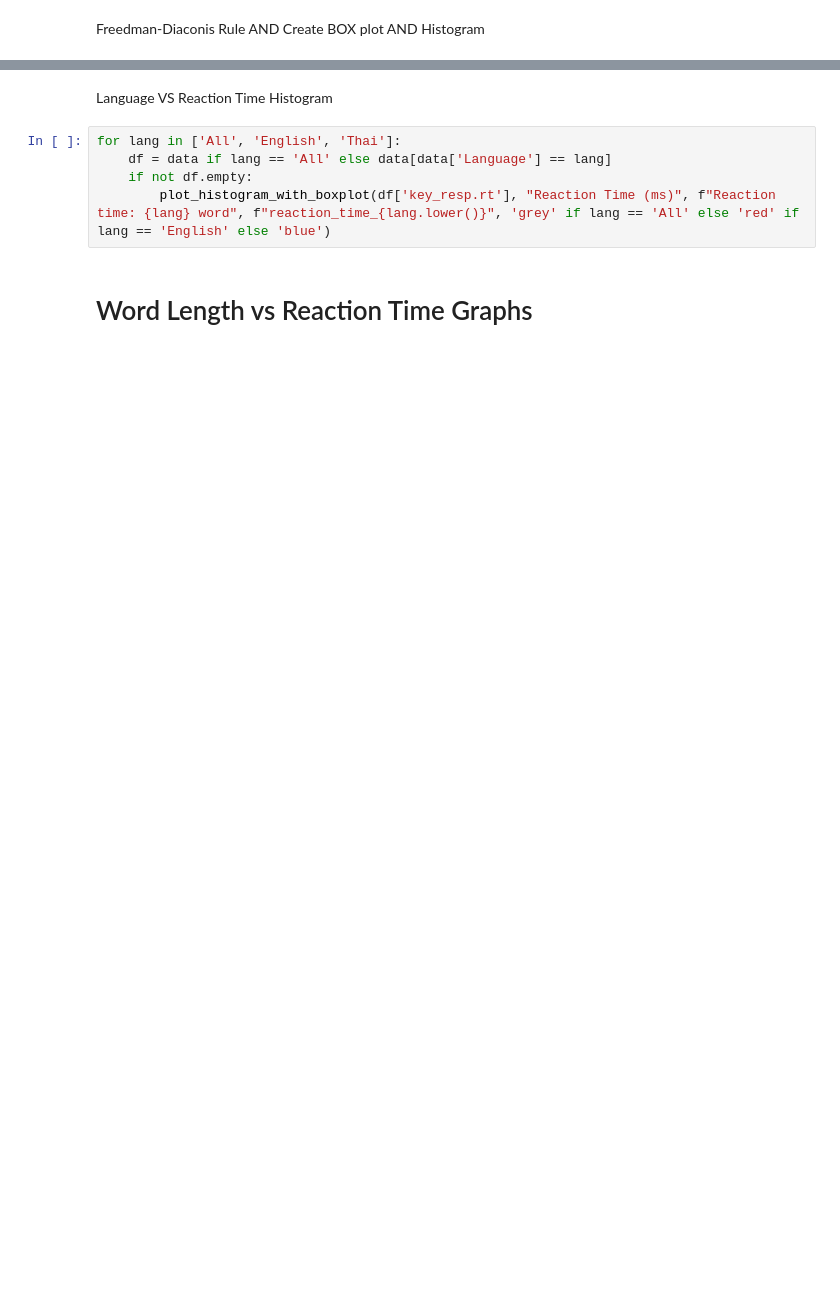
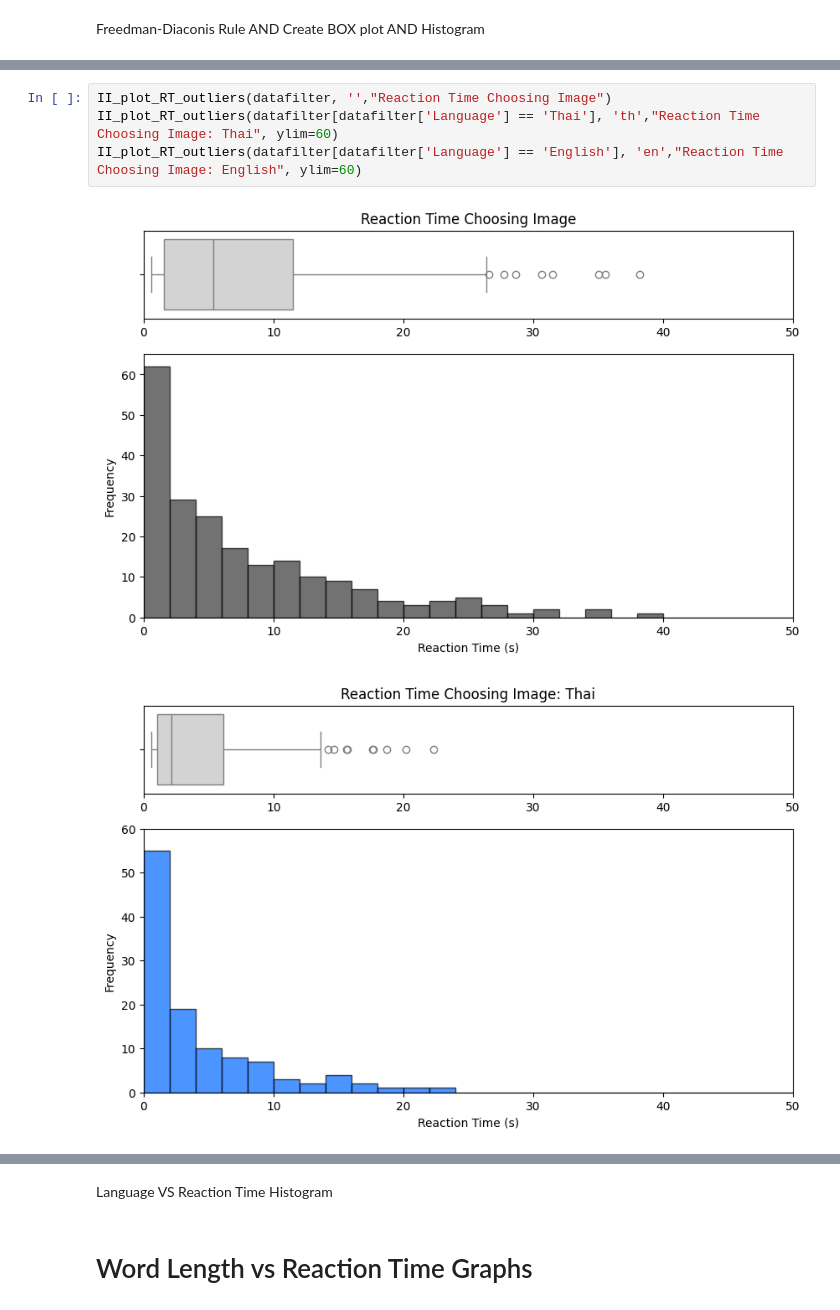
Before and after one commit to Plausma/Dyslexia, a Jupyter notebook: analysis for task 2nd.ipynb, the cells around one changed output, grey strips where cells are left out. Saved outputs shown, nothing was run; the diff lists cells and outputs as text; blank space fills up the shorter version.

```diff
--- a/analysis for task 2nd.ipynb
+++ b/analysis for task 2nd.ipynb
@@ -286,0 +316,7 @@ def plot_histogram_with_boxplot(data, x_label, title, filename, color):
+# %%
+II_plot_RT_outliers(datafilter, '',"Reaction Time Choosing Image")
+II_plot_RT_outliers(datafilter[datafilter['Language'] == 'Thai'], 'th',"Reaction Time Choosing Image: Thai", ylim=60)
+II_plot_RT_outliers(datafilter[datafilter['Language'] == 'English'], 'en',"Reaction Time Choosing Image: English", ylim=60)
+# %% [output]
+[figure, added]
+[figure, added]
@@ -287,9 +324,4 @@ def plot_histogram_with_boxplot(data, x_label, title, filename, color):
 # %% [markdown]
 Language VS Reaction Time Histogram
-# %%
-for lang in ['All', 'English', 'Thai']:
-    df = data if lang == 'All' else data[data['Language'] == lang]
-    if not df.empty:
-        plot_histogram_with_boxplot(df['key_resp.rt'], "Reaction Time (ms)", f"Reaction time: {lang} word", f"reaction_time_{lang.lower()}", 'grey' if lang == 'All' else 'red' if lang == 'English' else 'blue')
 # %% [markdown]
 # Word Length vs Reaction Time Graphs
```
Also changed, not shown: parts of 23 cells of this notebook, 24 other files.
